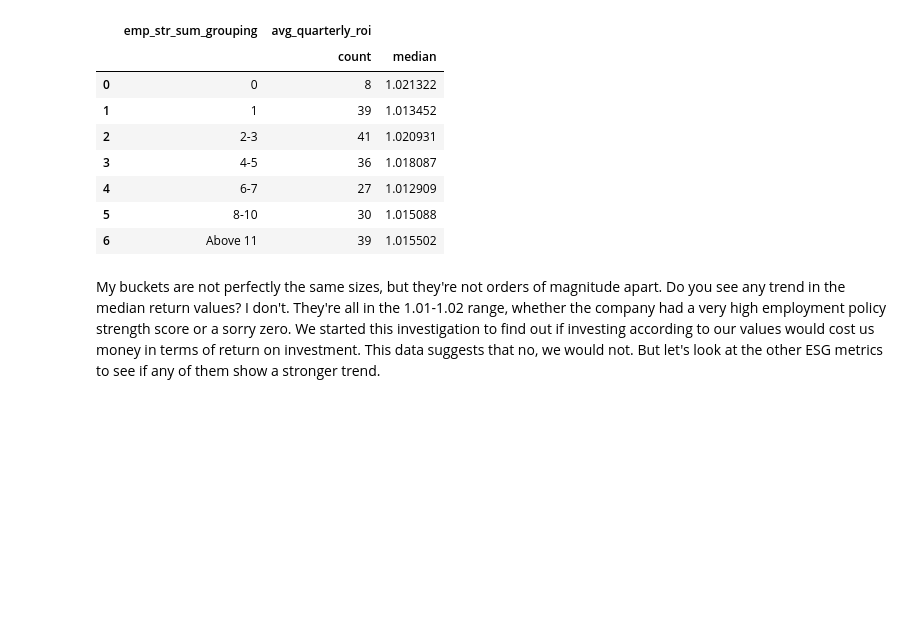
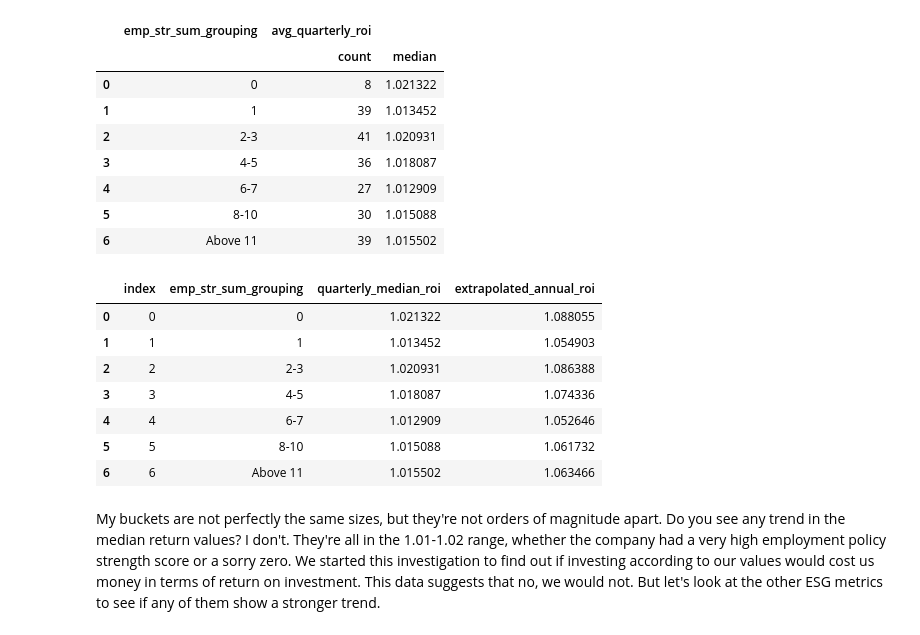
Before and after one commit to chelseatroy/fund_scale, a Jupyter notebook: data_explo/Exploring S&P Ethical Index Data.ipynb, the cells around one changed output. Saved outputs shown, nothing was run; the diff lists cells and outputs as text; code cells hidden in the pictures; blank space fills up the shorter version.

Commit message:
Annualize quarterly returns based on median

```diff
--- a/data_explo/Exploring S&P Ethical Index Data.ipynb
+++ b/data_explo/Exploring S&P Ethical Index Data.ipynb
@@ -289,7 +289,7 @@ emp_str_sum.head()
 # %% [markdown]
 And here are our initial results for employment policy strength scores and median average quarterly ROIs!
 # %%
-grouping = emp_str_sum.groupby(['emp_str_sum_grouping'])[['avg_quarterly_roi']].agg(['count', 'median']).reset_index()
+grouping = emp_str_sum.groupby(['emp_str_sum_grouping']).agg({'avg_quarterly_roi': ['count','median']}).reset_index()
 grouping.sort_values('emp_str_sum_grouping')
 # %% [output]
 |  | emp_str_sum_grouping | avg_quarterly_roi |  |
@@ -301,6 +301,22 @@ grouping.sort_values('emp_str_sum_grouping')
 | 4 | 6-7 | 27 | 1.012909 |
 | 5 | 8-10 | 30 | 1.015088 |
 | 6 | Above 11 | 39 | 1.015502 |
+# %%
+a = grouping['emp_str_sum_grouping']
+b = grouping['avg_quarterly_roi']['median']
+c = grouping['avg_quarterly_roi']['median']**4
+annual_view = pd.concat([a, b, extrapolated_annual_roi], axis=1).reset_index()
+annual_view.columns = ['index','emp_str_sum_grouping', 'quarterly_median_roi', 'extrapolated_annual_roi']
+annual_view
+# %% [output]
+|  | index | emp_str_sum_grouping | quarterly_median_roi | extrapolated_annual_roi |
+| 0 | 0 | 0 | 1.021322 | 1.088055 |
+| 1 | 1 | 1 | 1.013452 | 1.054903 |
+| 2 | 2 | 2-3 | 1.020931 | 1.086388 |
+| 3 | 3 | 4-5 | 1.018087 | 1.074336 |
+| 4 | 4 | 6-7 | 1.012909 | 1.052646 |
+| 5 | 5 | 8-10 | 1.015088 | 1.061732 |
+| 6 | 6 | Above 11 | 1.015502 | 1.063466 |
 # %% [markdown]
 My buckets are not perfectly the same sizes, but they're not orders of magnitude apart. Do you see any trend in the median return values? I don't. They're all in the 1.01-1.02 range, whether the company had a very high employment policy strength score or a sorry zero. We started this investigation to find out if investing according to our values would cost us money in terms of return on investment. This data suggests that no, we would not. But let's look at the other ESG metrics to see if any of them show a stronger trend.
 # %%
```
Also changed, not shown: parts of 7 cells of this notebook.
